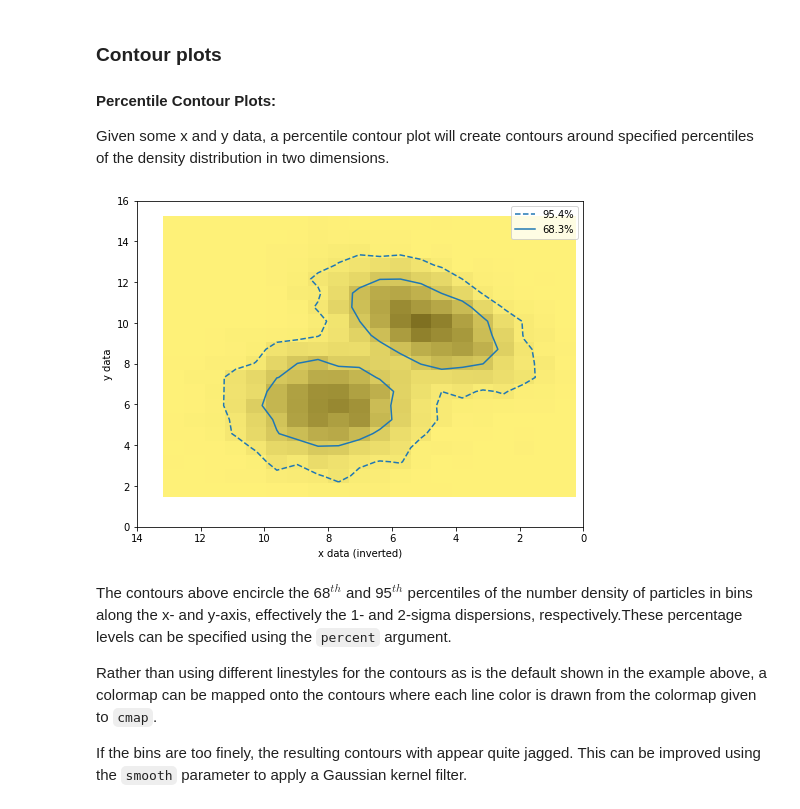
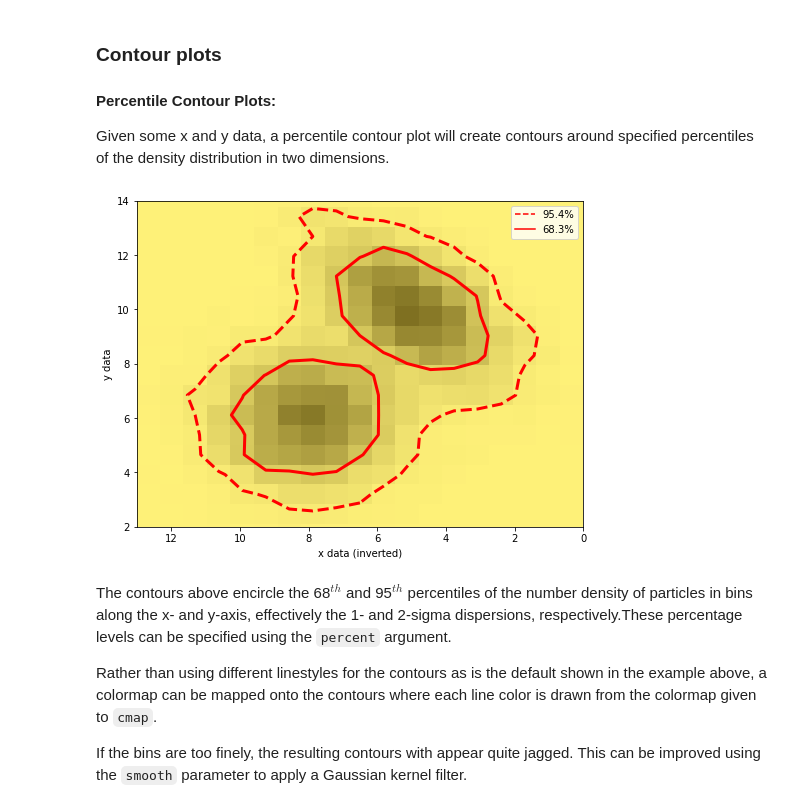
Before and after one commit to MBravoS/splotch, a Jupyter notebook: docs/Examples.ipynb, the cells around one changed output. Cells and saved outputs as stored; diff of their text form; code cells hidden in the pictures.

```diff
--- a/docs/Examples.ipynb
+++ b/docs/Examples.ipynb
@@ -339,14 +373,15 @@ Given some x and y data, a percentile contour plot will create contours around s
 # %%
 fig,axes=plt.subplots(figsize=(8,6))
 
 # Basic percentile contours enclosing 68% (~1 sigma) and 95% (~2 sigma) of the data.
 splt.hist2D(xvals, yvals, bins=[20,20], cmap='scicm.SoftYellow_r')
-splt.contourp(xvals, yvals, bins=[20,20], xinvert=True, yinvert=False, xlim=(0,14),
-              ylim=(0,16), xlabel="x data (inverted)", ylabel="y data")
+splt.contourp(xvals, yvals, bins=[20,20], xinvert=True, yinvert=False,
+              colors='red', linewidths=3,
+              xlim=(0, 13), ylim=(2, 14), xlabel="x data (inverted)", ylabel="y data")
 
 plt.show()
 # %% [output]
-[figure, old version]
+[figure, new version]
 # %% [markdown]
 The contours above encircle the 68$^{th}$ and 95$^{th}$ percentiles of the number density of particles in bins along the x- and y-axis, effectively the 1- and 2-sigma dispersions, respectively.These percentage levels can be specified using the `percent` argument.
 
```
Also changed, not shown: parts of 39 cells of this notebook, 5 other files.
